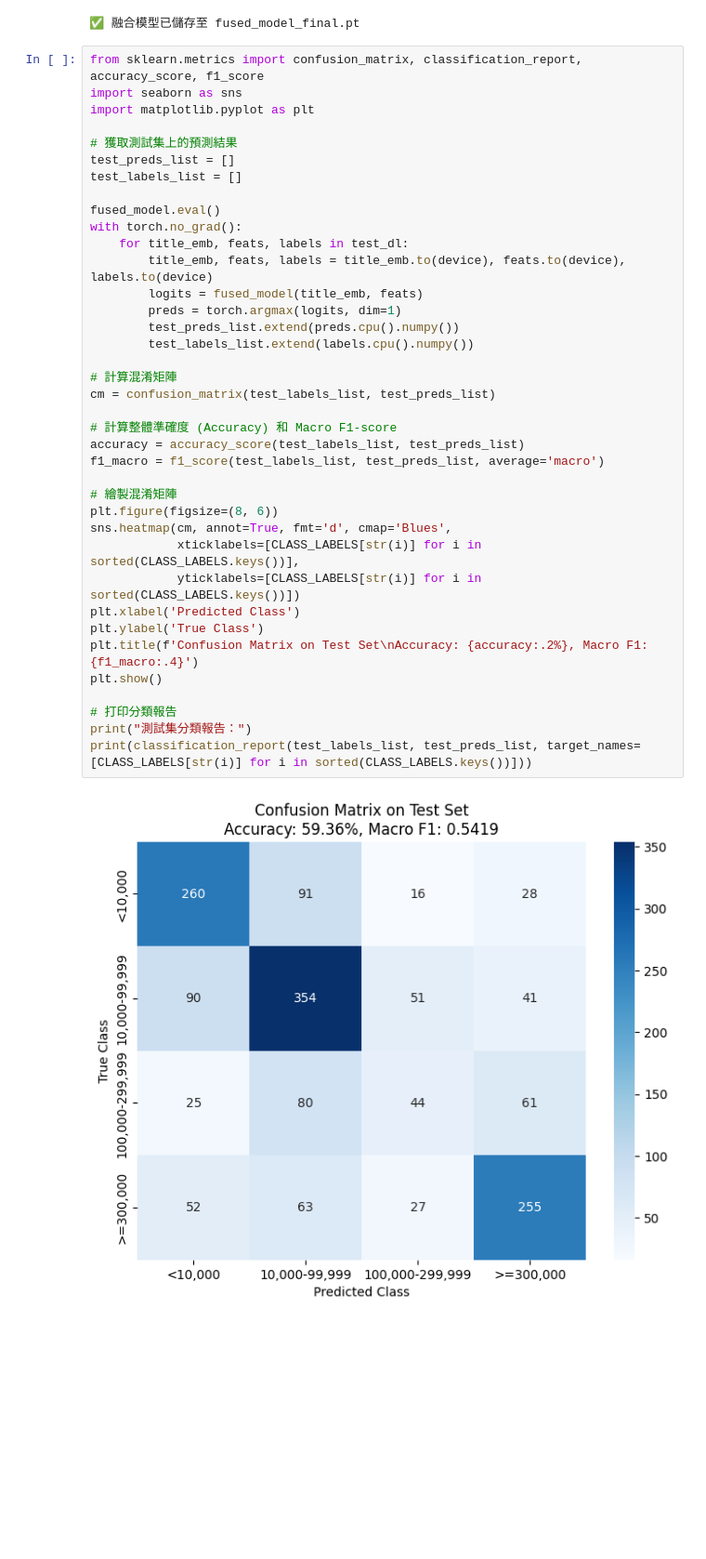
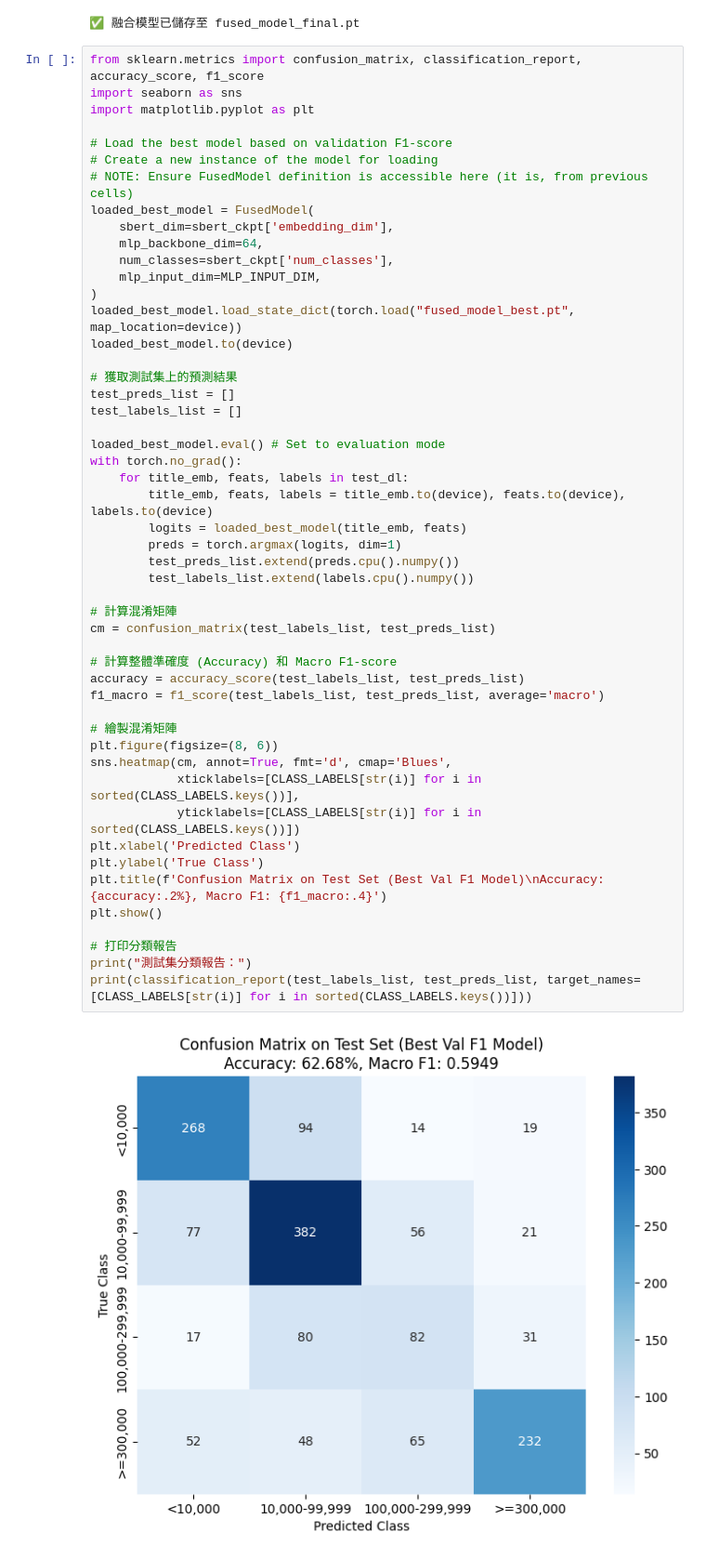
Before and after one commit to yitingCurry/DL_Final_Project, a Jupyter notebook: title_other_fusion_model.ipynb, the cells around one changed output. Shown at 93% size. Drawn from its saved outputs; the diff is of its cells as text; blank space fills up the shorter version.

```diff
--- a/title_other_fusion_model.ipynb
+++ b/title_other_fusion_model.ipynb
@@ -700,41 +700,53 @@ from sklearn.metrics import confusion_matrix, classification_report, accuracy_sc
 import seaborn as sns
 import matplotlib.pyplot as plt
 
+# Load the best model based on validation F1-score
+# Create a new instance of the model for loading
+# NOTE: Ensure FusedModel definition is accessible here (it is, from previous cells)
+loaded_best_model = FusedModel(
+    sbert_dim=sbert_ckpt['embedding_dim'],
+    mlp_backbone_dim=64,
+    num_classes=sbert_ckpt['num_classes'],
+    mlp_input_dim=MLP_INPUT_DIM,
+)
+loaded_best_model.load_state_dict(torch.load("fused_model_best.pt", map_location=device))
+loaded_best_model.to(device)
+
 # 獲取測試集上的預測結果
 test_preds_list = []
 test_labels_list = []
 
-fused_model.eval()
+loaded_best_model.eval() # Set to evaluation mode
 with torch.no_grad():
     for title_emb, feats, labels in test_dl:
         title_emb, feats, labels = title_emb.to(device), feats.to(device), labels.to(device)
-        logits = fused_model(title_emb, feats)
+        logits = loaded_best_model(title_emb, feats)
         preds = torch.argmax(logits, dim=1)
         test_preds_list.extend(preds.cpu().numpy())
         test_labels_list.extend(labels.cpu().numpy())
 
 # 計算混淆矩陣
 cm = confusion_matrix(test_labels_list, test_preds_list)
 
 # 計算整體準確度 (Accuracy) 和 Macro F1-score
 accuracy = accuracy_score(test_labels_list, test_preds_list)
 f1_macro = f1_score(test_labels_list, test_preds_list, average='macro')
 
 # 繪製混淆矩陣
 plt.figure(figsize=(8, 6))
 sns.heatmap(cm, annot=True, fmt='d', cmap='Blues',
             xticklabels=[CLASS_LABELS[str(i)] for i in sorted(CLASS_LABELS.keys())],
             yticklabels=[CLASS_LABELS[str(i)] for i in sorted(CLASS_LABELS.keys())])
 plt.xlabel('Predicted Class')
 plt.ylabel('True Class')
-plt.title(f'Confusion Matrix on Test Set\nAccuracy: {accuracy:.2%}, Macro F1: {f1_macro:.4}')
+plt.title(f'Confusion Matrix on Test Set (Best Val F1 Model)\nAccuracy: {accuracy:.2%}, Macro F1: {f1_macro:.4}')
 plt.show()
 
 # 打印分類報告
 print("測試集分類報告：")
 print(classification_report(test_labels_list, test_preds_list, target_names=[CLASS_LABELS[str(i)] for i in sorted(CLASS_LABELS.keys())]))
 # %% [output]
-[figure, old version]
+[figure, new version]
 測試集分類報告：
                  precision    recall  f1-score   support
 
```
Also changed, not shown: parts of 5 cells of this notebook.
